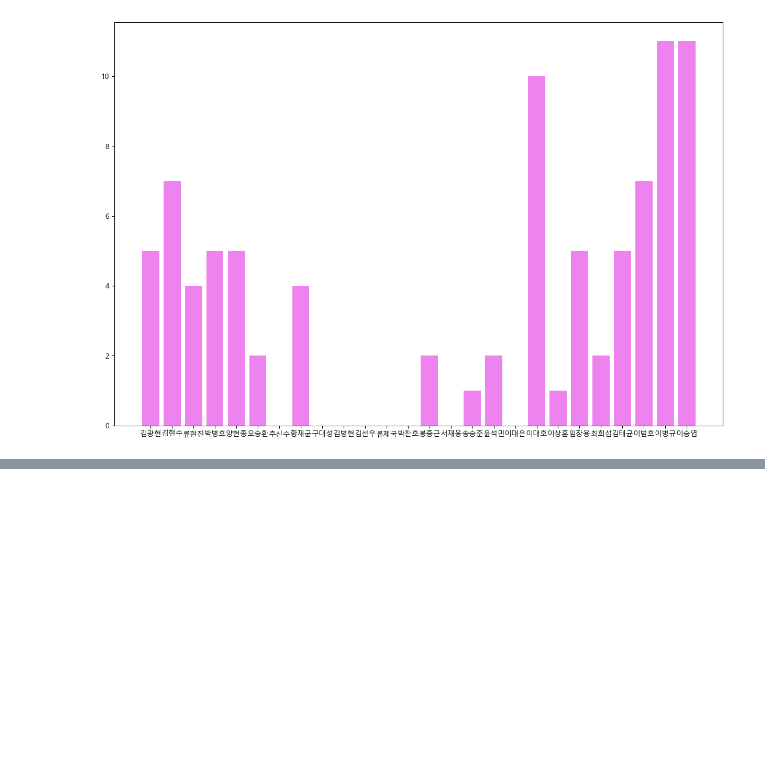
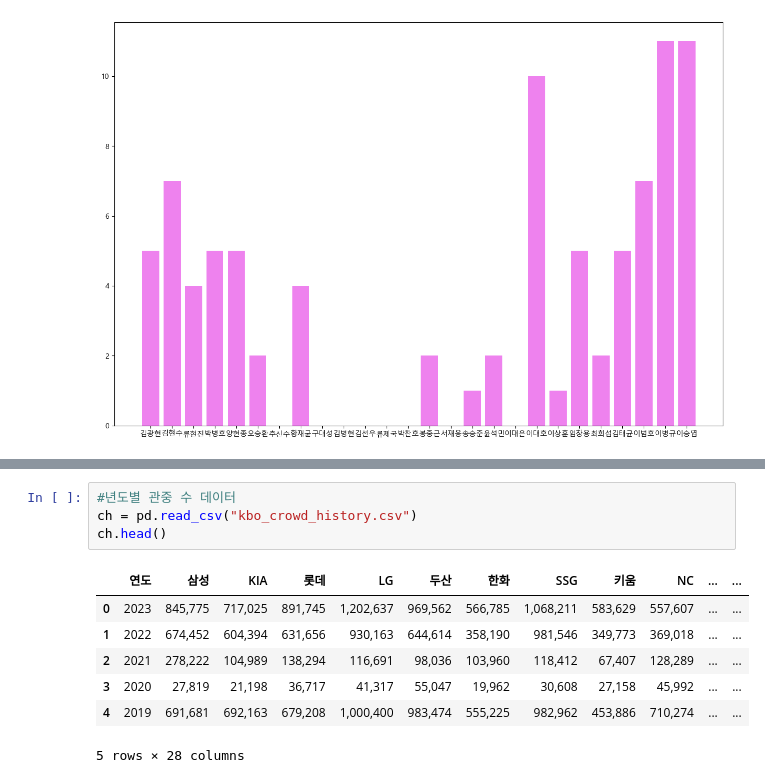
Before and after one commit to duddbs2002/team3, a Jupyter notebook: Youri/기본시각화.ipynb, the cells around one changed output, grey strips where cells are left out. Saved outputs shown, nothing was run; the diff lists cells and outputs as text; blank space fills up the shorter version.

```diff
--- a/Youri/기본시각화.ipynb
+++ b/Youri/기본시각화.ipynb
@@ -66,0 +90,12 @@ df_group = df.groupby([''])
+# %%
+#년도별 관중 수 데이터
+ch = pd.read_csv("kbo_crowd_history.csv")
+ch.head()
+# %% [output]
+|  | 연도 | 삼성 | KIA | 롯데 | LG | 두산 | 한화 | SSG | 키움 | NC | ... | ... |
+| 0 | 2023 | 845,775 | 717,025 | 891,745 | 1,202,637 | 969,562 | 566,785 | 1,068,211 | 583,629 | 557,607 | ... | ... |
+| 1 | 2022 | 674,452 | 604,394 | 631,656 | 930,163 | 644,614 | 358,190 | 981,546 | 349,773 | 369,018 | ... | ... |
+| 2 | 2021 | 278,222 | 104,989 | 138,294 | 116,691 | 98,036 | 103,960 | 118,412 | 67,407 | 128,289 | ... | ... |
+| 3 | 2020 | 27,819 | 21,198 | 36,717 | 41,317 | 55,047 | 19,962 | 30,608 | 27,158 | 45,992 | ... | ... |
+| 4 | 2019 | 691,681 | 692,163 | 679,208 | 1,000,400 | 983,474 | 555,225 | 982,962 | 453,886 | 710,274 | ... | ... |
+5 rows × 28 columns
```
Also changed, not shown: parts of 10 cells of this notebook.
